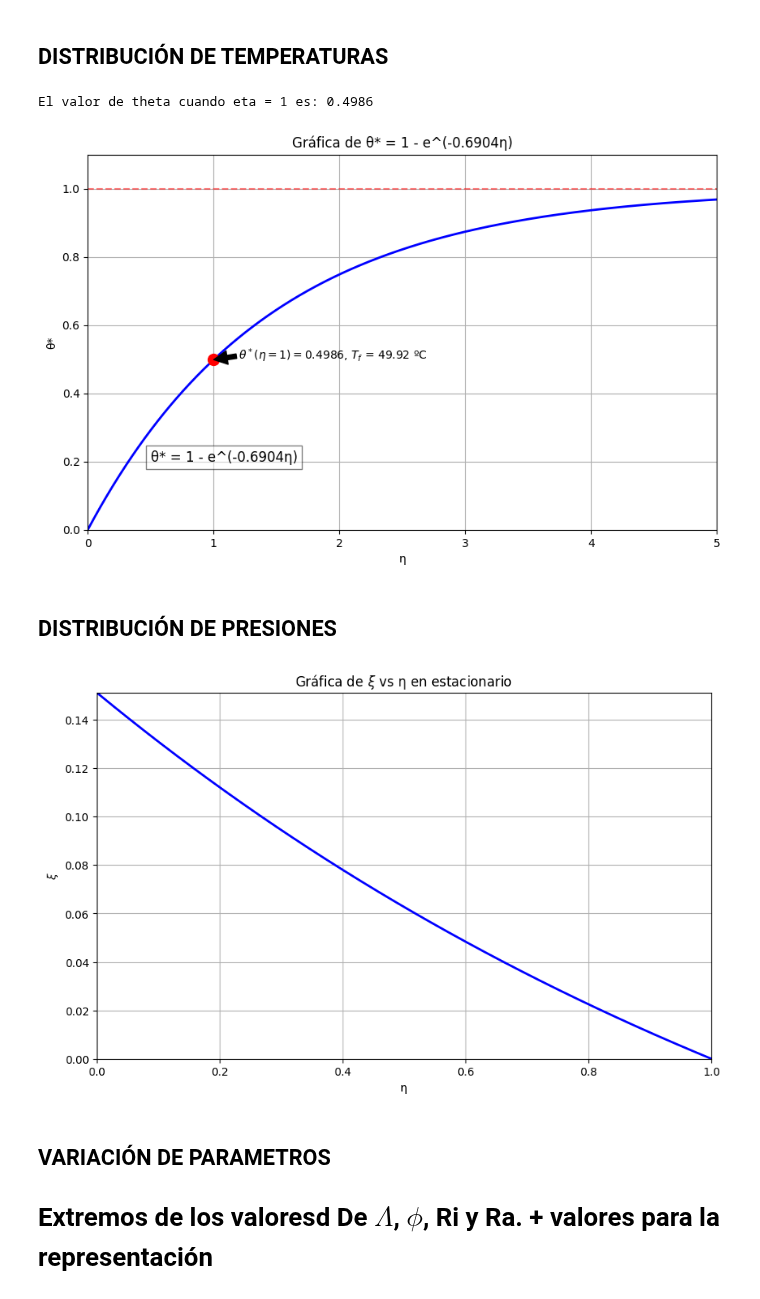
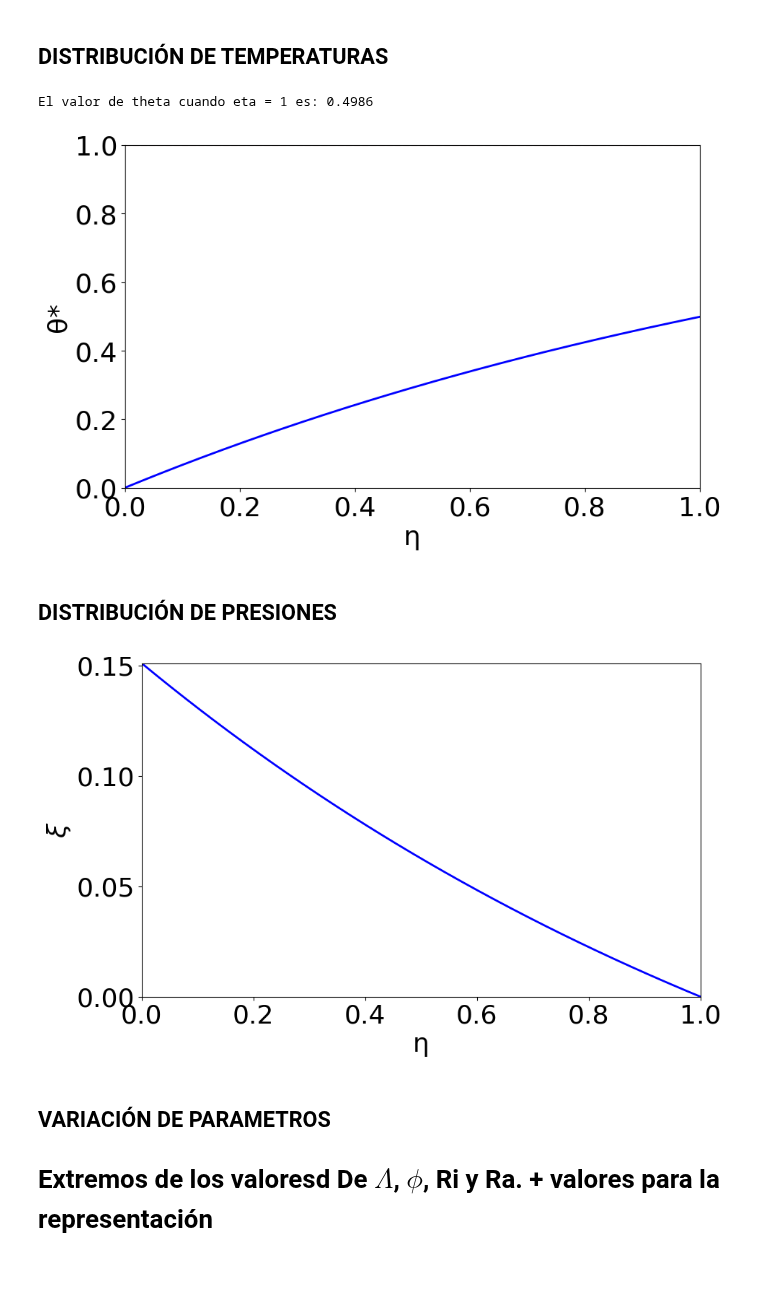
Before and after one commit to angelgvillatoro/bullville_M1, a Jupyter notebook: tfm/4_9_24.ipynb, the cells around one changed output. Saved outputs shown, nothing was run; the diff lists cells and outputs as text; code cells hidden in the pictures; blank space fills up the shorter version.

```diff
--- a/tfm/4_9_24.ipynb
+++ b/tfm/4_9_24.ipynb
@@ -81,7 +81,7 @@ def theta_estrella(eta, LAMBDA, v_e):
     return 1 - np.exp(-a * eta)
 
 # Crear un rango de valores para eta
-eta = np.linspace(0, 5, 1000)  # Ajusta el rango según sea necesario
+eta = np.linspace(0, 1, 1000)  # Ajusta el rango según sea necesario
 
 # Calcular theta_estrella para cada valor de eta
 theta = theta_estrella(eta, LAMBDA, v_e)
@@ -100,55 +100,57 @@ print(f"El valor de theta cuando eta = 1 es: {theta_1:.4f}")
 # Crear la gráfica
 plt.figure(figsize=(10, 6))
 plt.plot(eta, theta, 'b-', linewidth=2)
-plt.title(f'Gráfica de θ* = 1 - e^(-{a:.4f}η)')
-plt.xlabel('η')
-plt.ylabel('θ*')
-plt.grid(True)
+#plt.title(f'Gráfica de θ* = 1 - e^(-{a:.4f}η)')
+plt.xlabel('η', fontsize = 26)
+plt.ylabel('θ*', fontsize = 26)
+#plt.grid(True)
 plt.axhline(y=1, color='r', linestyle='--', alpha=0.5)  # Línea asintótica en y=1
 plt.xlim(0, max(eta))
-plt.ylim(0, 1.1)
+plt.ylim(0, 1)
+plt.tick_params(axis='both', which='major', labelsize=26)
 
-# Marcar el punto (1, theta_1) en la gráfica
+'''# Marcar el punto (1, theta_1) en la gráfica
 plt.plot(1, theta_1, 'ro', markersize=10)  # 'ro' significa un punto rojo
 plt.annotate(r'$\theta^* (\eta = 1) = $' + f'{theta_1:.4f}' + f', $T_f$ = {T_f-273:.2f} ºC', xy=(1, theta_1), xytext=(1.2, theta_1),
              arrowprops=dict(facecolor='black', shrink=0.005))
-
+'''
 # Añadir una ecuación en la gráfica
-plt.text(0.5, 0.2, f'θ* = 1 - e^(-{a:.4f}η)', fontsize=12, bbox=dict(facecolor='white', alpha=0.5))
+#plt.text(0.5, 0.2, f'θ* = 1 - e^(-{a:.4f}η)', fontsize=12, bbox=dict(facecolor='white', alpha=0.5))
 
 plt.show()
 # %% [output]
 El valor de theta cuando eta = 1 es: 0.4986
-[figure, old version]
+[figure, new version]
 # %% [markdown]
 ## DISTRIBUCIÓN DE PRESIONES
 # %%
 def xi_fun(eta, v_e, Ra, phi, LAMBDA):
     return v_e**2 / (Ra * phi) * (1 - eta) - LAMBDA / (phi * v_e) * (1 - np.exp(-(LAMBDA/v_e) * (eta - 1)))
 
 # Crear un rango de valores para eta
 eta = np.linspace(0, 1, 1000)  # Ajusta el rango según sea necesario
 
 # Calcular theta_estrella para cada valor de eta
 xi_dist = xi_fun(eta, v_e, Ra, phi, LAMBDA)
 
 # Crear la gráfica
 plt.figure(figsize=(10, 6))
 plt.plot(eta, xi_dist, 'b-', linewidth=2)
-plt.title(f'Gráfica de ' + r'$\xi$ vs η en estacionario')
-plt.xlabel('η')
-plt.ylabel(r'$\xi$')
-plt.grid(True)
+#plt.title(f'Gráfica de ' + r'$\xi$ vs η en estacionario')
+plt.xlabel('η', fontsize = 26)
+plt.ylabel(r'$\xi$', fontsize = 26)
+#plt.grid(True)
 plt.axhline(y=1, color='r', linestyle='--', alpha=0.5)  # Línea asintótica en y=1
 plt.xlim(0, max(eta))
 plt.ylim(0, max(xi_dist))
+plt.tick_params(axis='both', which='major', labelsize=26)
 
 # Añadir una ecuación en la gráfica
 #plt.text(0.5, 0.2, f'θ* = 1 - e^(-{a:.4f}η)', fontsize=12, bbox=dict(facecolor='white', alpha=0.5))
 
 plt.show()
 # %% [output]
-[figure, old version]
+[figure, new version]
 # %% [markdown]
 ## VARIACIÓN DE PARAMETROS
 
```
Also changed, not shown: parts of 6 cells of this notebook, 7 other files.
